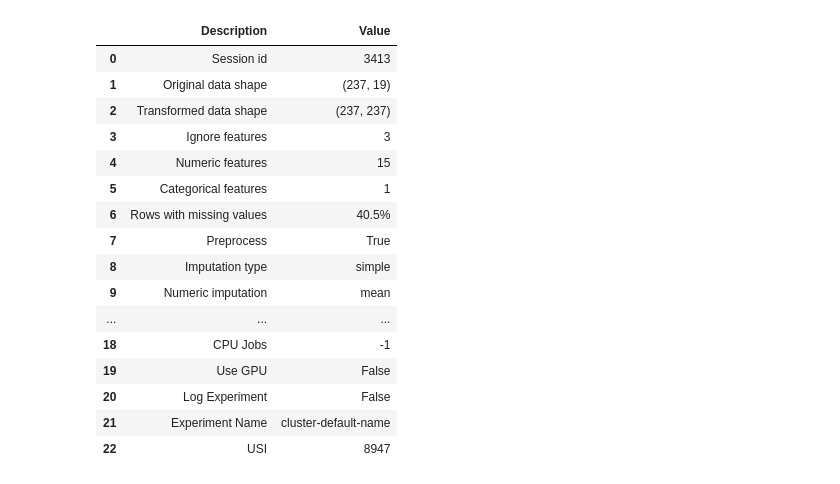
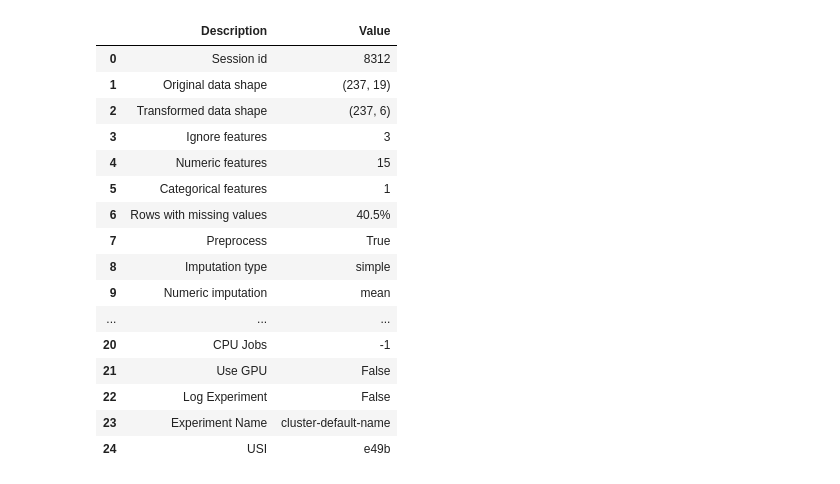
Before and after one commit to derevirn/eu-stats, a Jupyter notebook: notebooks/clustering.ipynb, the cells around one changed output. Cells and saved outputs as stored; diff of their text form; code cells hidden in the pictures.

```diff
--- a/notebooks/clustering.ipynb
+++ b/notebooks/clustering.ipynb
@@ -9,13 +9,14 @@ mpl.rcParams['figure.dpi'] = 150
 
 data = pd.read_csv('../data/eu_regional_data.csv')
 # %%
-cluster = setup(data, normalize = True, pca = True,
+cluster = setup(data, normalize = True, pca = True, pca_components=6,
+                remove_multicollinearity=True, multicollinearity_threshold=0.75,
                 ignore_features= ['Country', 'EU Region', 'region_name'])
 # %% [output]
 |  | Description | Value |
-| 0 | Session id | 3413 |
+| 0 | Session id | 8312 |
 | 1 | Original data shape | (237, 19) |
-| 2 | Transformed data shape | (237, 237) |
+| 2 | Transformed data shape | (237, 6) |
 | 3 | Ignore features | 3 |
 | 4 | Numeric features | 15 |
 | 5 | Categorical features | 1 |
@@ -24,9 +25,9 @@ cluster = setup(data, normalize = True, pca = True,
 | 8 | Imputation type | simple |
 | 9 | Numeric imputation | mean |
 | ... | ... | ... |
-| 18 | CPU Jobs | -1 |
-| 19 | Use GPU | False |
-| 20 | Log Experiment | False |
-| 21 | Experiment Name | cluster-default-name |
-| 22 | USI | 8947 |
+| 20 | CPU Jobs | -1 |
+| 21 | Use GPU | False |
+| 22 | Log Experiment | False |
+| 23 | Experiment Name | cluster-default-name |
+| 24 | USI | e49b |
 # %%
```
Also changed, not shown: parts of 2 cells of this notebook, 3 other files.
